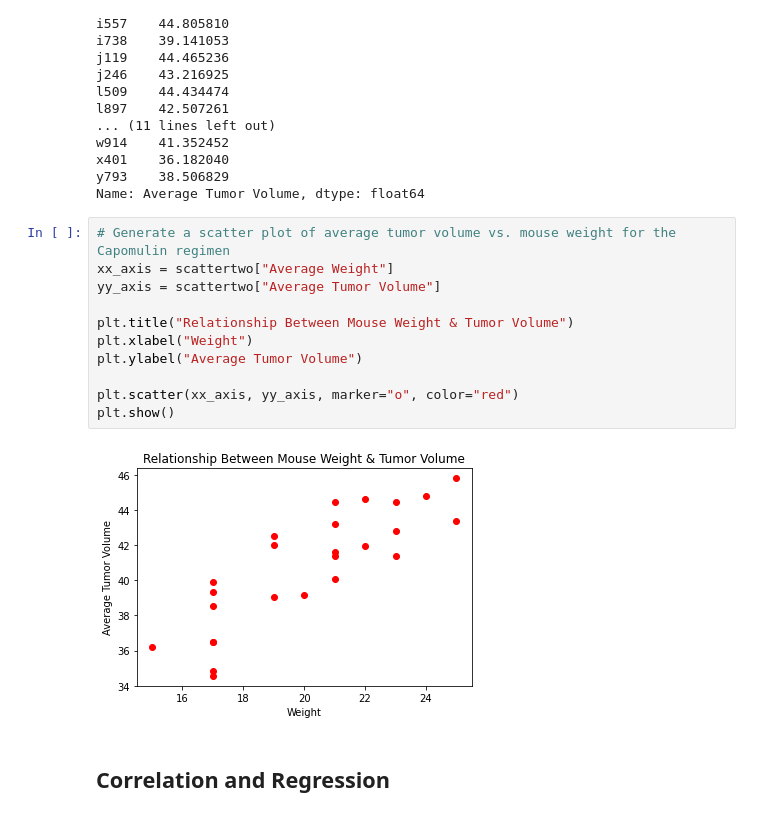
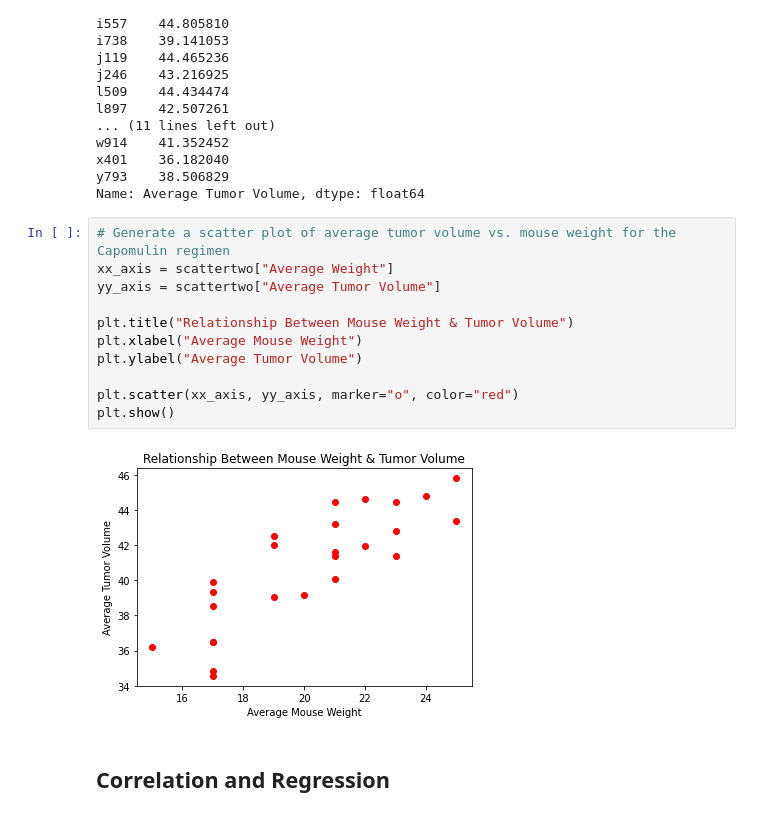
Before and after one commit to rodgerskent/matplotlib_challenge, a Jupyter notebook: Pymaceuticals/pymaceuticals_starter.ipynb, the cells around one changed output. Drawn from its saved outputs; the diff is of its cells as text.

```diff
--- a/Pymaceuticals/pymaceuticals_starter.ipynb
+++ b/Pymaceuticals/pymaceuticals_starter.ipynb
@@ -475,16 +490,16 @@ Name: Average Tumor Volume, dtype: float64
 # %%
 # Generate a scatter plot of average tumor volume vs. mouse weight for the Capomulin regimen
 xx_axis = scattertwo["Average Weight"]
 yy_axis = scattertwo["Average Tumor Volume"]
 
 plt.title("Relationship Between Mouse Weight & Tumor Volume")
-plt.xlabel("Weight")
+plt.xlabel("Average Mouse Weight")
 plt.ylabel("Average Tumor Volume")
 
 plt.scatter(xx_axis, yy_axis, marker="o", color="red")
 plt.show()
 # %% [output]
-[figure, old version]
+[figure, new version]
 # %% [markdown]
 ## Correlation and Regression
 # %%
```
Also changed, not shown: parts of 4 cells of this notebook.
